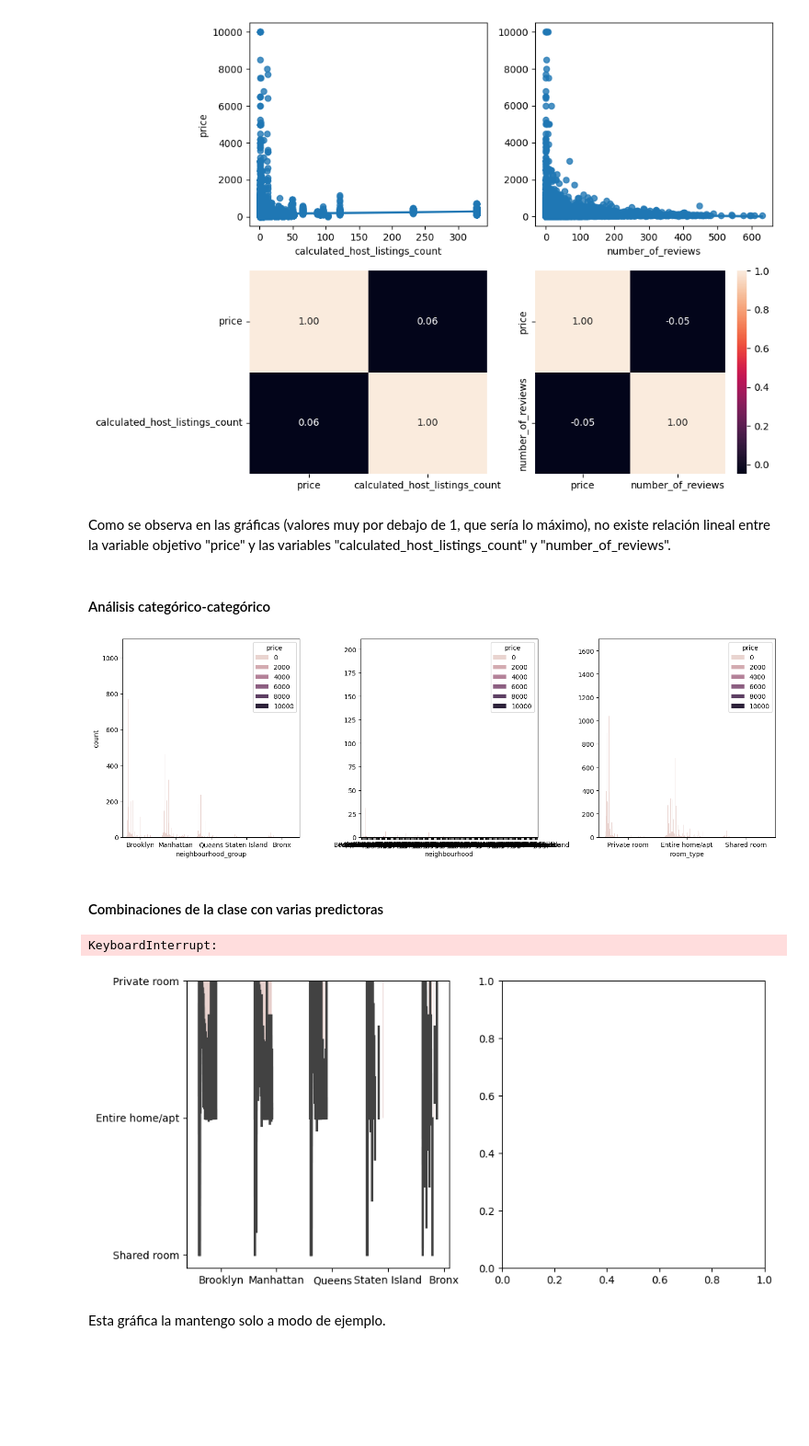
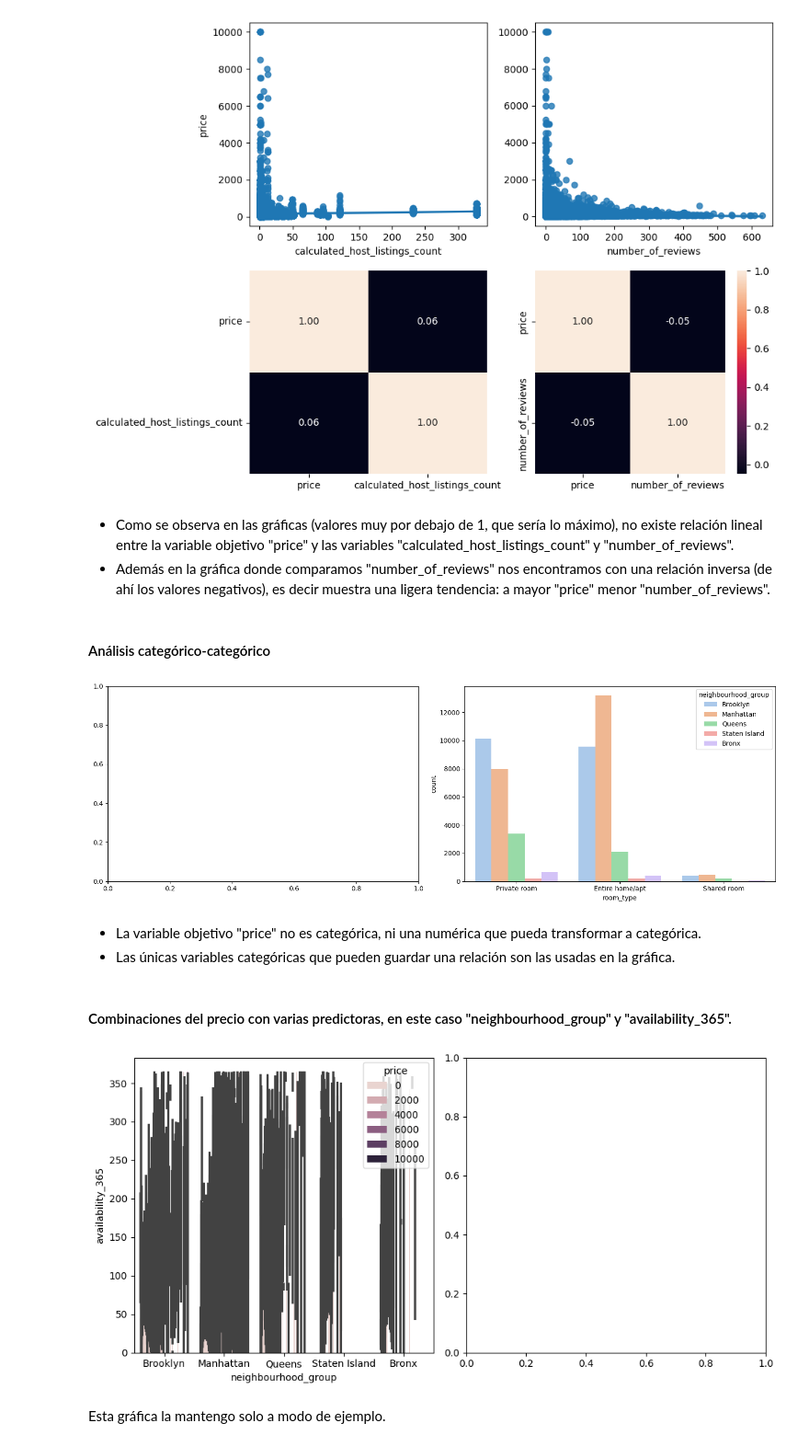
Before and after one commit to 4GeeksAcademy/machine-learning-python-template_ds_13_david_2, a Jupyter notebook: src/explore.ipynb, the cells around one changed output. Shown at 92% size. Drawn from its saved outputs; the diff is of its cells as text; code cells hidden in the pictures; blank space fills up the shorter version.

```diff
--- a/src/explore.ipynb
+++ b/src/explore.ipynb
@@ -174,40 +179,39 @@ plt.show()
 # %% [output]
 [figure]
 # %% [markdown]
-Como se observa en las gráficas (valores muy por debajo de 1, que sería lo máximo), no existe relación lineal entre la variable objetivo "price" y las variables "calculated_host_listings_count" y "number_of_reviews".
+- Como se observa en las gráficas (valores muy por debajo de 1, que sería lo máximo), no existe relación lineal entre la variable objetivo "price" y las variables "calculated_host_listings_count" y "number_of_reviews".
+- Además en la gráfica donde comparamos "number_of_reviews" nos encontramos con una relación inversa (de ahí los valores negativos), es decir muestra una  ligera tendencia: a mayor "price" menor "number_of_reviews".
 # %% [markdown]
 #### Análisis categórico-categórico
 # %%
-fig, axis = plt.subplots(1, 3, figsize = (15, 5))
+fig, axis = plt.subplots(1, 2,figsize = (15, 5))
 
-sns.countplot(ax = axis[0], data = data_airbnb, x = "neighbourhood_group", hue = "price")
-sns.countplot(ax = axis[1], data = data_airbnb, x = "neighbourhood", hue = "price").set(ylabel = None)
-sns.countplot(ax = axis[2], data = data_airbnb, x = "room_type", hue = "price").set(ylabel = None)
-
+sns.countplot(ax = axis[1], data = data_airbnb, x = "room_type", hue = "neighbourhood_group", palette = "pastel")
 
 plt.tight_layout()
 
-
 plt.show()
 # %% [output]
-[figure, old version]
+[figure, new version]
+# %% [markdown]
+- La variable objetivo "price" no es categórica, ni una numérica que pueda transformar a categórica.
+- Las únicas variables categóricas que pueden guardar una relación son las usadas en la gráfica.
 # %% [markdown]
-#### Combinaciones de la clase con varias predictoras
+#### Combinaciones del precio con varias predictoras, en este caso "neighbourhood_group" y "availability_365".
 # %%
 # Crear una figura con dos subgráficos
 fig, axis = plt.subplots(figsize = (10,5), ncols = 2)
 
 # Graficar el primer barplot en el primer subgráfico
-sns.barplot(ax = axis[0], data = data_airbnb, x = "neighbourhood_group", y = "room_type", hue = "price")
+sns.barplot(ax = axis[0], data = data_airbnb, x = "neighbourhood_group", y = "availability_365", hue = "price")
 
 # Ajustar el diseño para evitar solapamientos
 plt.tight_layout()
 
 # Mostrar el gráfico
 plt.show()
 # %% [output]
-KeyboardInterrupt:
-[figure, old version]
+[figure, new version]
 # %% [markdown]
  Esta gráfica la mantengo solo a modo de ejemplo.
 # %% [markdown]
```
Also changed, not shown: parts of 10 cells of this notebook.
